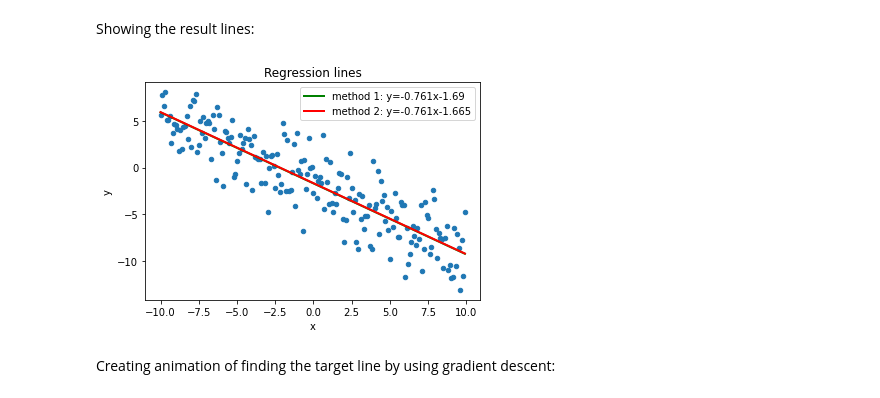
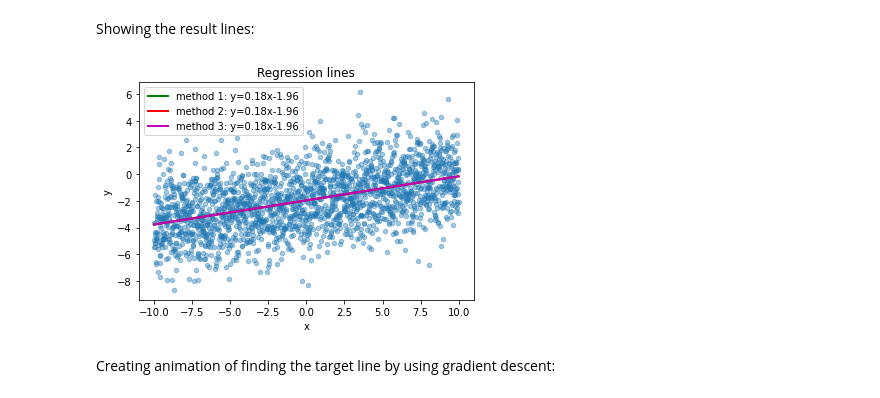
Before and after one commit to ArTeMkA-B/Learning-ML, a Jupyter notebook: Linear Regression.ipynb, the cells around one changed output. Drawn from its saved outputs; the diff is of its cells as text; code cells hidden in the pictures.

```diff
--- a/Linear Regression.ipynb
+++ b/Linear Regression.ipynb
@@ -17,7 +20,7 @@ Generating linear equation **x** values, coefficients **b** and random errors **
 # %%
 np.random.seed()
 
-x = np.arange(-10, 10, .1)
+x = np.arange(-10, 10, .01)
 
 b = np.array([round(np.random.uniform(-2, 2), 2) for i in range(2)])
 
@@ -79,9 +106,13 @@ def print_result(y, b_pred, r):
 # %% [markdown]
 Finding the target regression line using matrix calculations (**method 1**):
 # %%
+start = time.time()
 _x_t = _x.T
 b_pred_1 = np.dot(np.dot(np.linalg.inv(np.dot(_x_t, _x)), _x_t), y)
-b_pred_1 = [round(elem, 3) for elem in b_pred_1]
-r_1 = determination_coeff(y, b_pred_1)
-print_result(y, b_pred_1, r_1)
+stop = time.time()
+
+y_pred_1 = get_prediction(x, b_pred_1)
+r_1 = determination_coeff(y, y_pred_1)
+elapsed_time_1 = (stop - start) * 1000
+print_result(b_pred_1, r_1, elapsed_time_1)
 # %% [output]
@@ -124,0 +164,12 @@ Determination coefficient R^2: 0.77615
+# %%
+x_reshaped = x.reshape(-1, 1)
+
+start = time.time()
+model = LinearRegression().fit(x_reshaped, y)
+stop = time.time()
+
+b_pred_3 = [model.intercept_, model.coef_[0]]
+y_pred_3 = get_prediction(x, b_pred_3)
+r_3 = model.score(x_reshaped, y)
+elapsed_time_3 = (stop - start) * 1000
+print_result(b_pred_3, r_3, elapsed_time_3)
@@ -137,16 +194,23 @@ plt.show()
 # %% [markdown]
 Showing the result lines:
 # %%
-plt.scatter(x, y, s=20)
-plt.plot(x, [b_pred_1[1] * i + b_pred_1[0] for i in x], "g", linewidth=2, label="method 1: y="+str(b_pred_1[1])+"x{:+}".format(b_pred_1[0]))
-plt.plot(x, [b_pred_2[1] * i + b_pred_2[0] for i in x], "r", linewidth=2, label="method 2: y="+str(b_pred_2[1])+"x{:+}".format(b_pred_2[0]))
+plt.scatter(x, y, s=20, alpha=0.4)
+
+precision = 2
+b_pred_1r = [round(elem, precision) for elem in b_pred_1]
+b_pred_2r = [round(elem, precision) for elem in b_pred_2]
+b_pred_3r = [round(elem, precision) for elem in b_pred_3]
+
+plt.plot(x, [b_pred_1r[1] * i + b_pred_1r[0] for i in x], "g", linewidth=2, label="method 1: y="+str(b_pred_1r[1])+"x{:+}".format(b_pred_1r[0]))
+plt.plot(x, [b_pred_2r[1] * i + b_pred_2r[0] for i in x], "r", linewidth=2, label="method 2: y="+str(b_pred_2r[1])+"x{:+}".format(b_pred_2r[0]))
+plt.plot(x, [b_pred_3r[1] * i + b_pred_3r[0] for i in x], "m", linewidth=2, label="method 3: y="+str(b_pred_3r[1])+"x{:+}".format(b_pred_3r[0]))
 plt.title("Regression lines")
 plt.xlabel("x")
 plt.ylabel("y")
 plt.legend()
 plt.show()
 # %% [output]
-[figure, old version]
+[figure, new version]
 # %% [markdown]
 Creating animation of finding the target line by using gradient descent:
 # %%
```
Also changed, not shown: parts of 21 cells of this notebook.
